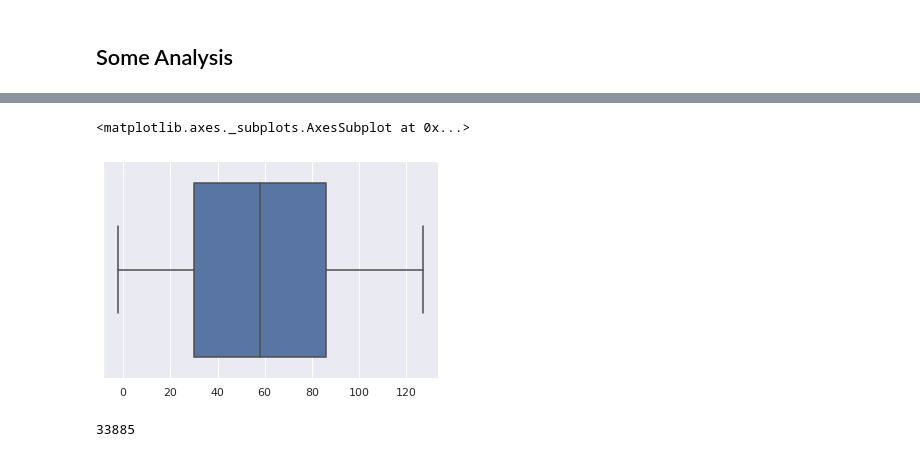
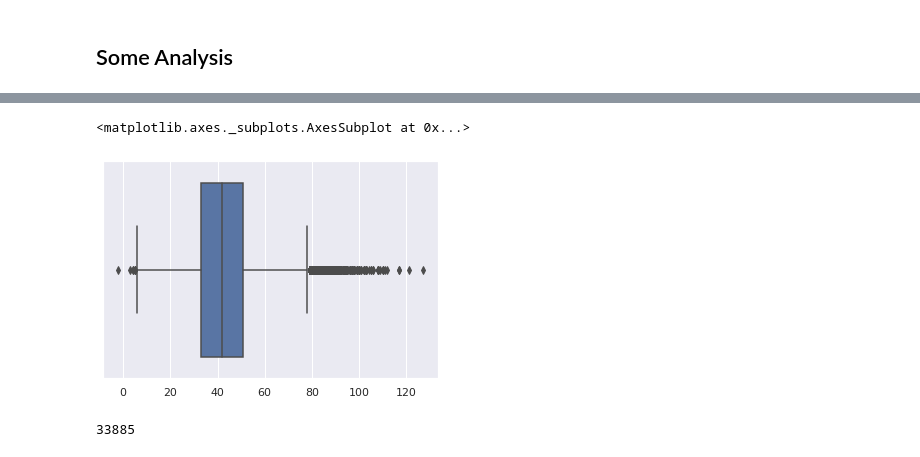
Before and after one commit to LucasDatilioCarderelli/Codenation, a Jupyter notebook: Projeto_Final/Prjct_F.ipynb, the cells around one changed output, grey strips where cells are left out. Drawn from its saved outputs; the diff is of its cells as text; code cells hidden in the pictures.

```diff
--- a/Projeto_Final/Prjct_F.ipynb
+++ b/Projeto_Final/Prjct_F.ipynb
@@ -97,7 +126,8 @@ tx_rotatividade                                  103574
 qt_filiais                                       462298
 dtype: int64
 # %%
-floint = mkt.columns.str.contains("qt_")*1
+# Selecionando dados "inteiros" e preenchendo com 0
+num_col = mkt.columns.str.contains("qt_|tx_|idade_d|idade_a|vl_")
 for n in range(0, len(mkt.columns)):
-  if floint[n] == 1:
+  if num_col[n] == True:
     mkt.iloc[:,n].fillna(0, inplace=True)
@@ -123,6 +224,7 @@ mkt.head(5)
 # %%
-sns.boxplot(pd.DataFrame(mkt["idade_media_socios"].round(0).unique()))
+# Devo remover os outliers?
+sns.boxplot(pd.DataFrame(mkt["idade_media_socios"].round(0)))
 # %% [output]
 <matplotlib.axes._subplots.AxesSubplot at 0x...>
-[figure, old version]
+[figure, new version]
 # %%
```
Also changed, not shown: parts of 14 cells of this notebook.
